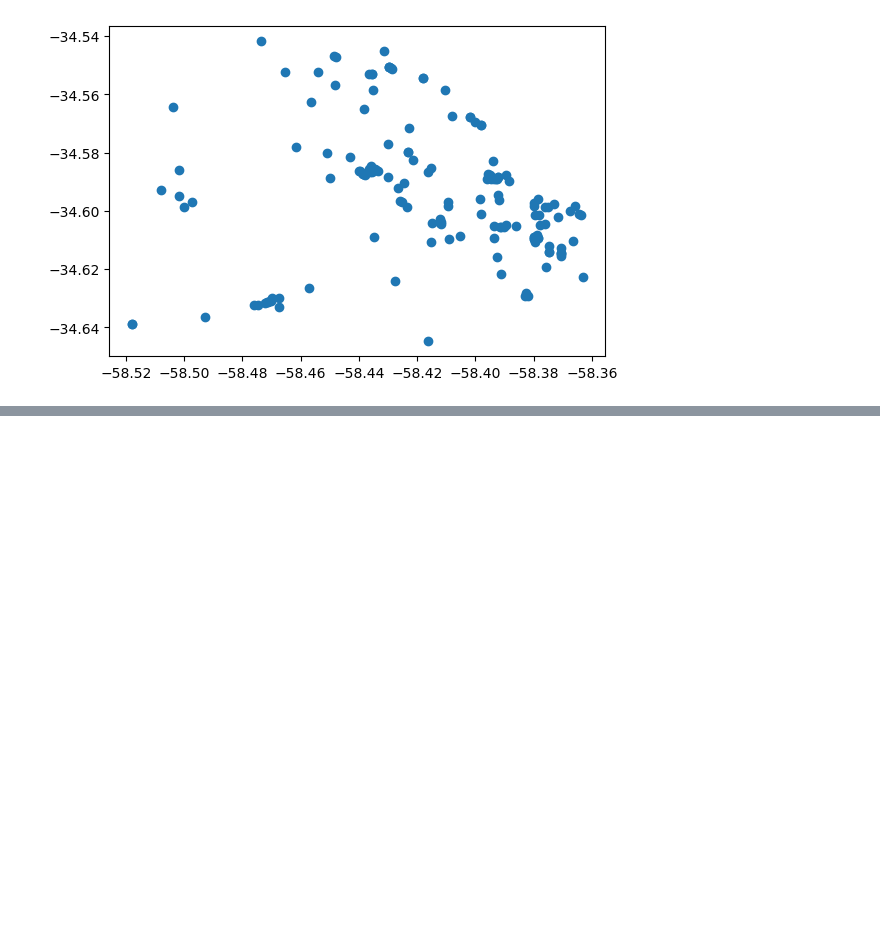
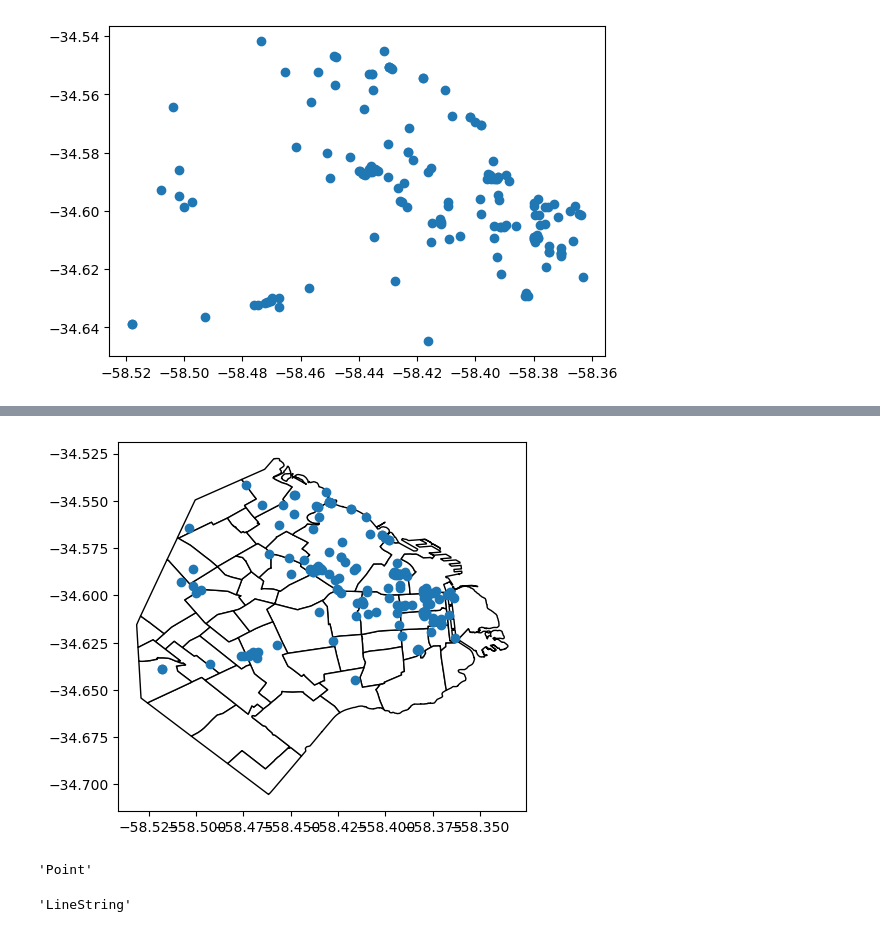
Before and after one commit to Facundo-Peloso/Practica-de-Clases, a Jupyter notebook: clase_07/dsad_2021/M1/CLASE_07_GeoPandas/Notebooks/clase7-mia.ipynb, the cells around one changed output, grey strips where cells are left out. Cells and saved outputs as stored; diff of their text form; code cells hidden in the pictures; blank space fills up the shorter version.

```diff
--- a/clase_07/dsad_2021/M1/CLASE_07_GeoPandas/Notebooks/clase7-mia.ipynb
+++ b/clase_07/dsad_2021/M1/CLASE_07_GeoPandas/Notebooks/clase7-mia.ipynb
@@ -17,0 +68,26 @@ geo_locales.plot()
+# %%
+#armame figura y ejes
+fig, ax = plt.subplots()
+#ejes con la misma escala
+ax.set_aspect('equal')
+#dibuja geo barrios usando esos ejes, color blanco y borde negro
+geo_barrios.plot(ax=ax, color='white', edgecolor='black')
+#dibujo los locales en el mismo eje que barrios
+geo_locales.plot(ax=ax)
+#linea_a_geo.plot(ax=ax, color='red')
+plt.show();
+# %% [output]
+[figure, added]
+# %%
+from shapely.geometry import Point
+punto_dh = Point( -58.443555,-34.548921) # dato geoespacial de DH.
+punto_afrika = Point( -58.39239, -34.58843) # dato geoespacial de Afrika
+punto_dh.type
+# %% [output]
+'Point'
+# %%
+from shapely.geometry import LineString
+linea_a = LineString([punto_dh, punto_afrika])
+linea_a.type
+# %% [output]
+'LineString'
```
Also changed, not shown: parts of 19 cells of this notebook.
